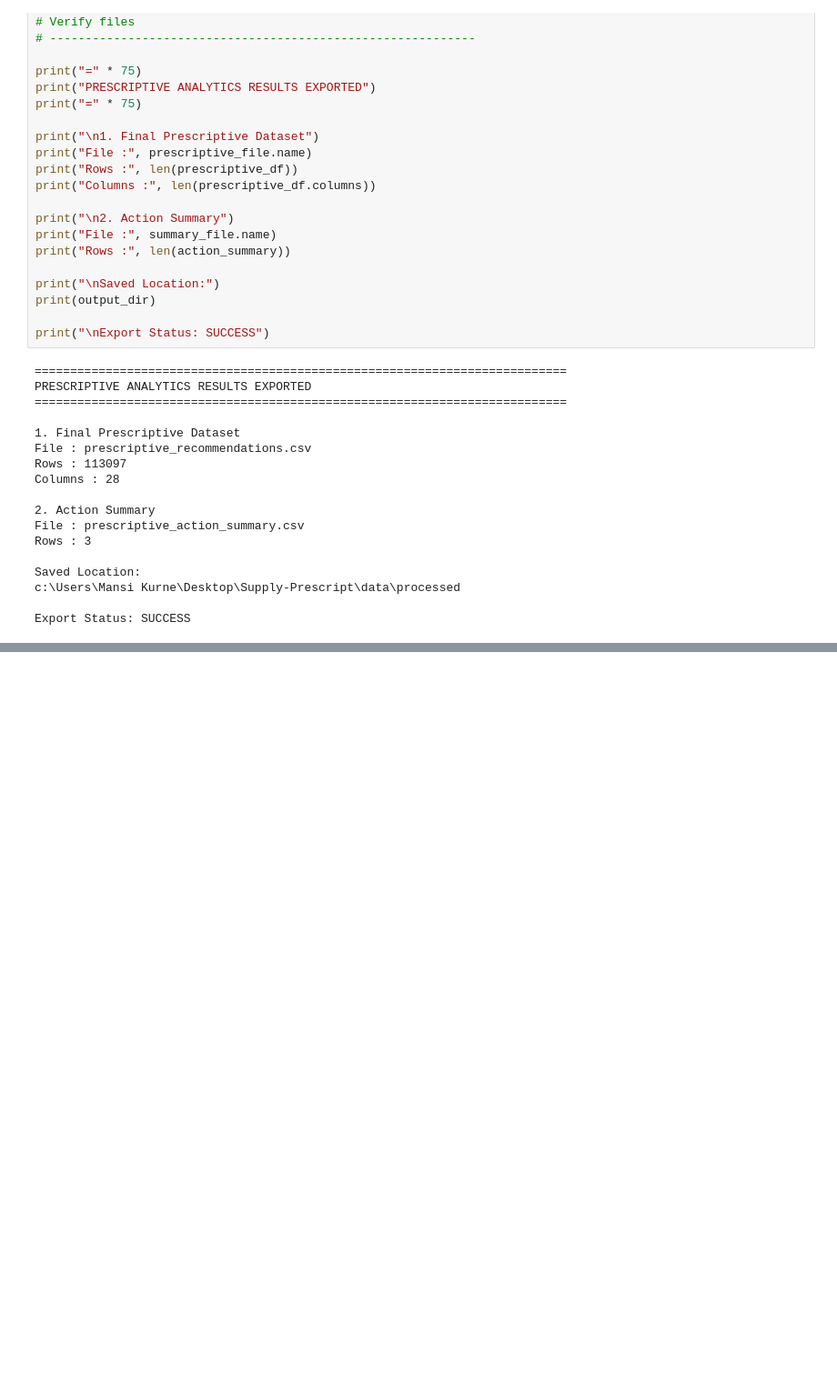
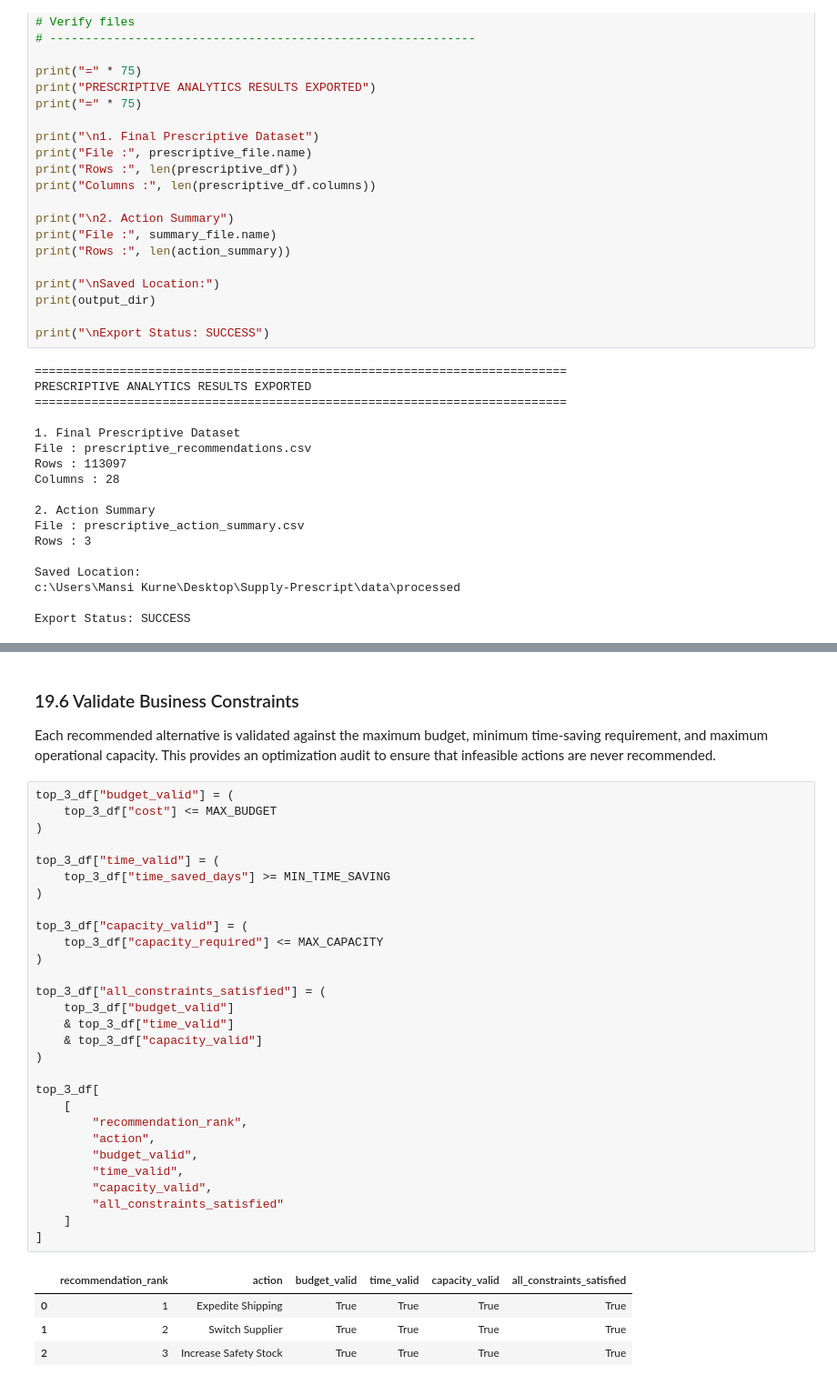
Before and after one commit to ShyamVarmora/Supply-Prescript, a Jupyter notebook: notebooks/05_prescriptive_optimization.ipynb, the cells around one changed output, grey strips where cells are left out. Shown at 91% size. Drawn from its saved outputs; the diff is of its cells as text; blank space fills up the shorter version.

```diff
--- a/notebooks/05_prescriptive_optimization.ipynb
+++ b/notebooks/05_prescriptive_optimization.ipynb
@@ -1494,0 +1729,38 @@ Export Status: SUCCESS
+# %% [markdown]
+### 19.6 Validate Business Constraints
+
+Each recommended alternative is validated against the maximum budget, minimum time-saving requirement, and maximum operational capacity. This provides an optimization audit to ensure that infeasible actions are never recommended.
+# %%
+top_3_df["budget_valid"] = (
+    top_3_df["cost"] <= MAX_BUDGET
+)
+
+top_3_df["time_valid"] = (
+    top_3_df["time_saved_days"] >= MIN_TIME_SAVING
+)
+
+top_3_df["capacity_valid"] = (
+    top_3_df["capacity_required"] <= MAX_CAPACITY
+)
+
+top_3_df["all_constraints_satisfied"] = (
+    top_3_df["budget_valid"]
+    & top_3_df["time_valid"]
+    & top_3_df["capacity_valid"]
+)
+
+top_3_df[
+    [
+        "recommendation_rank",
+        "action",
+        "budget_valid",
+        "time_valid",
+        "capacity_valid",
+        "all_constraints_satisfied"
+    ]
+]
+# %% [output]
+|  | recommendation_rank | action | budget_valid | time_valid | capacity_valid | all_constraints_satisfied |
+| 0 | 1 | Expedite Shipping | True | True | True | True |
+| 1 | 2 | Switch Supplier | True | True | True | True |
+| 2 | 3 | Increase Safety Stock | True | True | True | True |
```
Also changed, not shown: parts of 14 cells of this notebook, 1 other file.
